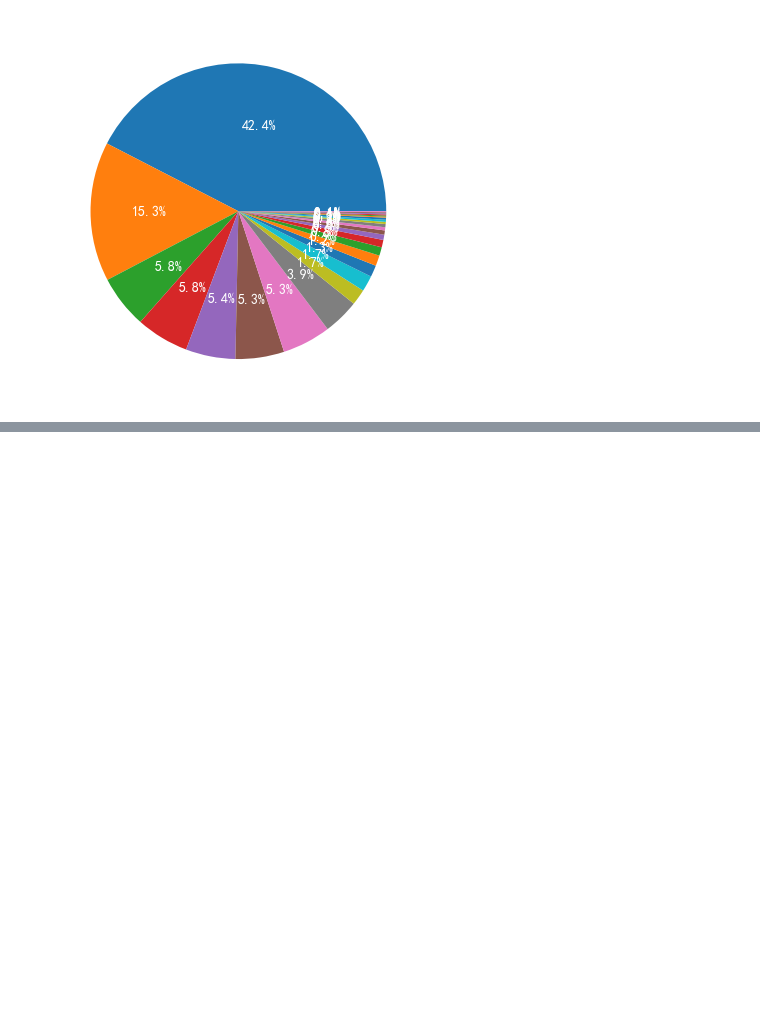
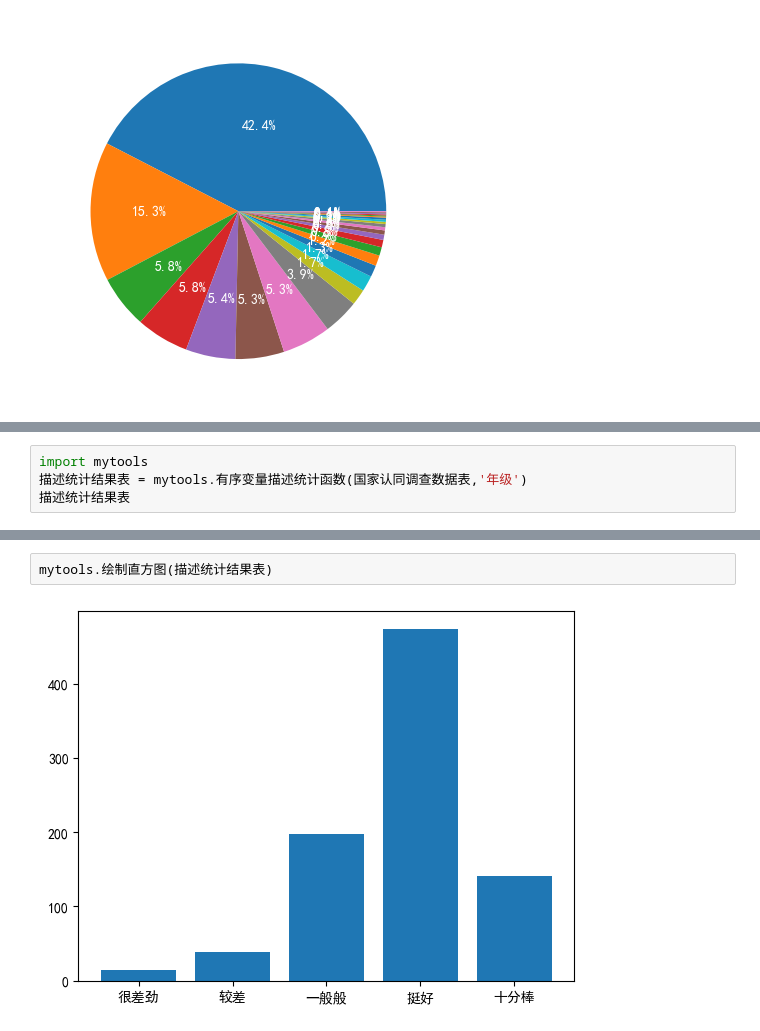
Before and after one commit to zhaomeiliang/homework, a Jupyter notebook: description.ipynb, the cells around one changed output, grey strips where cells are left out. Drawn from its saved outputs; the diff is of its cells as text; blank space fills up the shorter version.

```diff
--- a/description.ipynb
+++ b/description.ipynb
@@ -38,0 +106,4 @@ plt.show()
+# %%
+import mytools
+描述统计结果表 = mytools.有序变量描述统计函数(国家认同调查数据表,'年级')
+描述统计结果表
@@ -38,0 +118,4 @@ plt.show()
+# %%
+mytools.绘制直方图(描述统计结果表)
+# %% [output]
+[figure, added]
```
Also changed, not shown: parts of 10 cells of this notebook, 3 other files.
